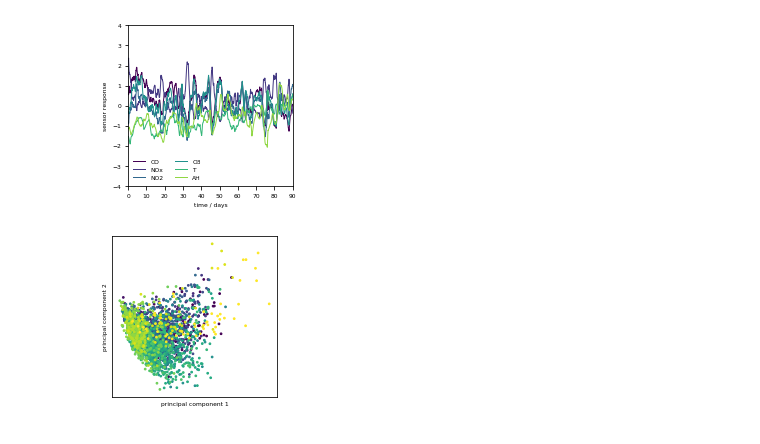
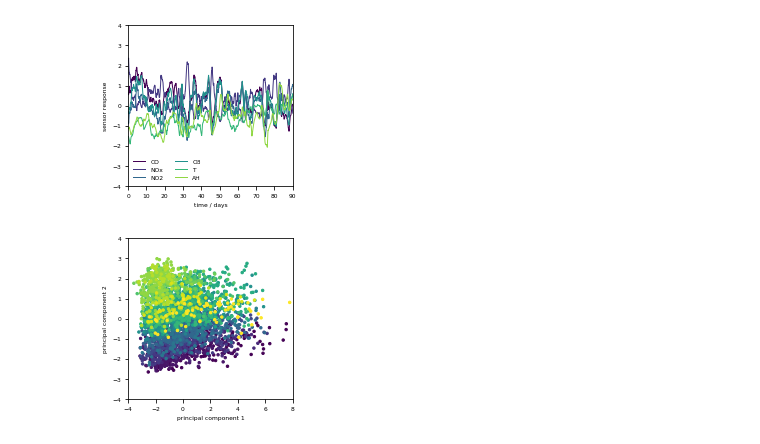
Before and after one commit to gtancev/Chemical-Sensor-Data, a Jupyter notebook: NN_sklearn/main_time_series_analysis.ipynb, the cells around one changed output. Saved outputs shown, nothing was run; the diff lists cells and outputs as text; code cells hidden in the pictures.

```diff
--- a/NN_sklearn/main_time_series_analysis.ipynb
+++ b/NN_sklearn/main_time_series_analysis.ipynb
@@ -19,7 +19,7 @@ scaler = StandardScaler(copy=True) # Define standard scaler instance.
 detector = IsolationForest(n_estimators=1000, random_state=0) # Define outlier detector instance.
 imputer = KNNImputer() # Define imputation instance.
 decomposition = FastICA(n_components=None) # Define independent component analysis instance.
-dim_red = PCA(n_components=2, copy=True, whiten=True)
+dim_red = PCA(n_components=2, copy=True, whiten=False)
 
 # Define exponential moving average function.
 def exponential_moving_average(s, a):
@@ -99,7 +99,7 @@ plt.savefig("./figures/time_series_sensors",dpi=900,transparent=True,orientation
 [figure]
 # %%
 # Perform dimensionality reduction.
-columns = ["T", "RH", "CO(GT)", "C6H6(GT)", "NOx(GT)", "NO2(GT)"]
+columns = ["T", "AH", "CO(GT)", "C6H6(GT)", "NOx(GT)", "NO2(GT)"]
 data_ = data[columns]
 data_.index = pd.to_datetime(data["Date"])
 data_ = data_.dropna()
@@ -112,18 +112,18 @@ delta = pd.Timedelta("10 days")
 for k in range(20):
     data_.loc[(data_.index > (data_.index[0] + (k)*delta)), "Interval"] = k
 
-X = data_[data_["Interval"] < 20].drop(columns=["Interval"]).values
+X = scaler.fit_transform(data_[data_["Interval"] < 20].drop(columns=["Interval"]).values)
 
 Y = dim_red.fit_transform(X)
 # %%
 fig = plt.figure(figsize=(2.95,2.95))
 ax = fig.add_subplot(111)
-ax.scatter(Y[:, 0], Y[:, 1], c=data_[data_["Interval"] < 20]["Interval"], cmap=plt.cm.viridis, s=3, alpha=1.0)
+ax.scatter(Y[:, 0], Y[:, 1], c=data_[data_["Interval"] < 20]["Interval"], cmap=plt.cm.viridis, s=6, alpha=1.0)
 ax.set_xlabel('principal component 1')
 ax.set_ylabel('principal component 2')
-ax.set_xticks(())
-ax.set_yticks(())
+ax.set_xlim((-4,8))
+ax.set_ylim((-4,4))
 plt.savefig('./figures/time_series_PCA',dpi=900,transparent=True,orientation='landscape',bbox_inches='tight')
 plt.show()
 # %% [output]
-[figure, old version]
+[figure, new version]
```
Also changed, not shown: parts of 1 cell of this notebook.
